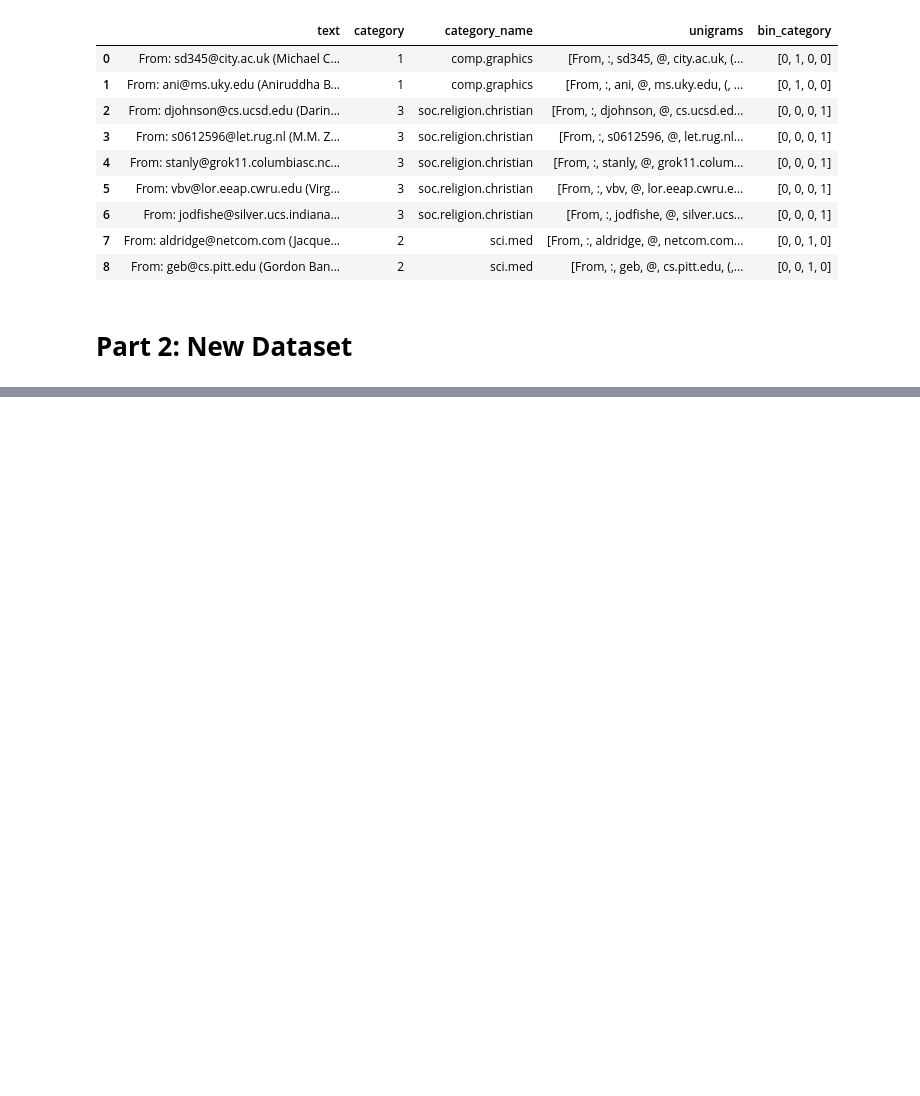
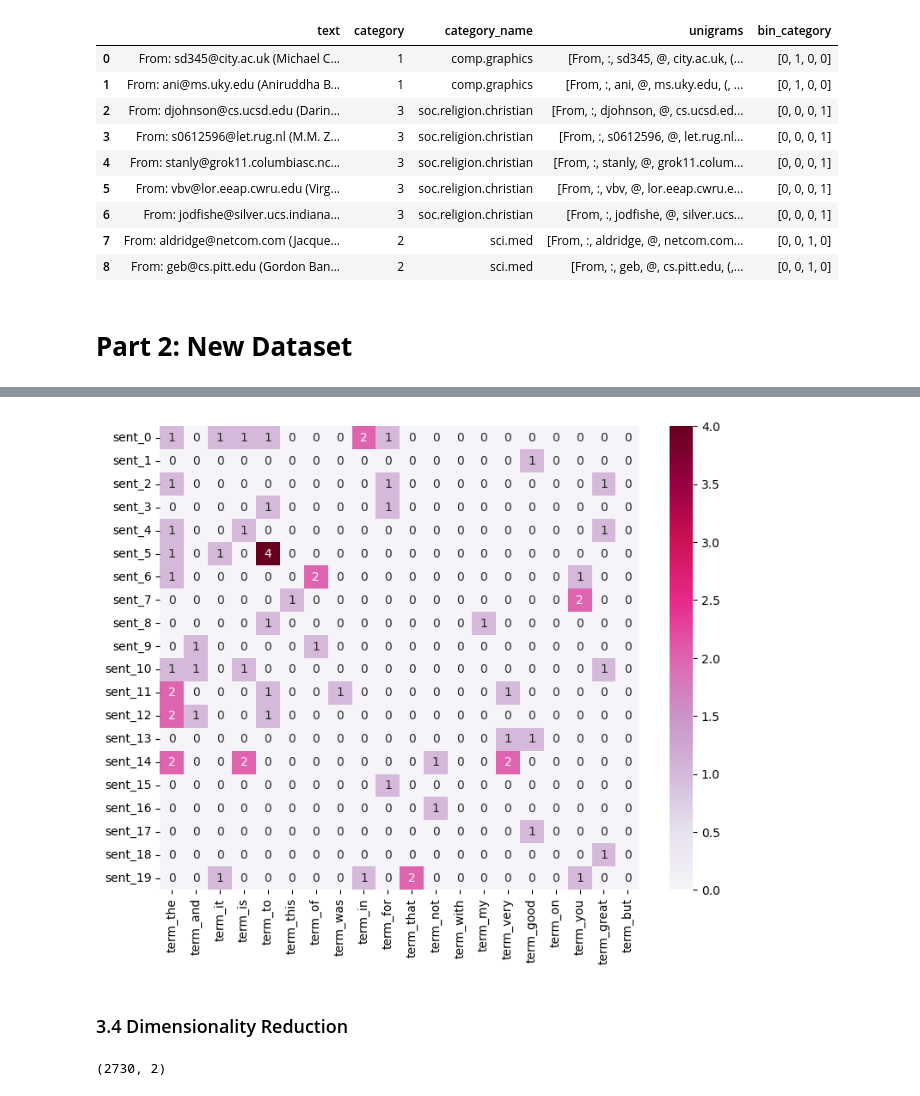
Before and after one commit to Henry0517code/DM2023-Lab1-Master, a Jupyter notebook: Homework/DM2023-Lab1-Homework.ipynb, the cells around one changed output, grey strips where cells are left out. Saved outputs shown, nothing was run; the diff lists cells and outputs as text; code cells hidden in the pictures; blank space fills up the shorter version.

```diff
--- a/Homework/DM2023-Lab1-Homework.ipynb
+++ b/Homework/DM2023-Lab1-Homework.ipynb
@@ -359,0 +494,4 @@ X[0:9]
+# %%
+data['unigrams'] = data['sentence'].apply(lambda x: dmh.tokenize_text(x))
+display(data.head(5))
+print(list(data[:1]['unigrams']))
@@ -359,0 +510,5 @@ X[0:9]
+# %%
+count_vect = CountVectorizer()
+data_counts = count_vect.fit_transform(data.sentence)
+print(data_counts.shape)
+print(data_counts[0])
@@ -359,0 +540,11 @@ X[0:9]
+# %%
+df = pd.DataFrame(data_counts.toarray(),
+                  columns=["term_" + s for s in count_vect.get_feature_names_out()],
+                  index=["sent_" + str(i) for i in range(0, data_counts.shape[0])])
+frequency_sum = df.sum(axis=0)
+df = df.T
+df['frequency_sum'] = frequency_sum
+# Find the most used 20 terms to get a denser
+df = df.sort_values(by='frequency_sum', ascending=False)
+df = df.T
+df
@@ -359,0 +567,10 @@ X[0:9]
+# %%
+plot_z = df.iloc[0:20, 0:20]
+plt.subplots(figsize=(9, 7))
+ax = sns.heatmap(plot_z,
+                 cmap="PuRd",
+                 vmin=0, vmax=plot_z.max().max(), annot=True)
+# %% [output]
+[figure, added]
+# %% [markdown]
+### 3.4 Dimensionality Reduction
@@ -359,0 +579,5 @@ X[0:9]
+# %%
+data_reduced = PCA(n_components=2).fit_transform(data_counts.toarray())
+print(data_reduced.shape)
+# %% [output]
+(2730, 2)
```
Also changed, not shown: parts of 36 cells of this notebook.
